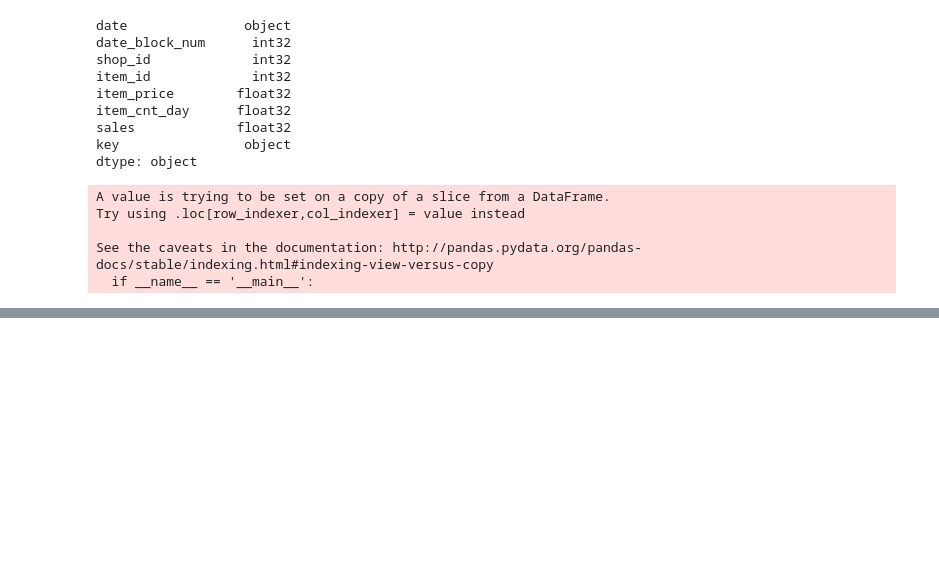
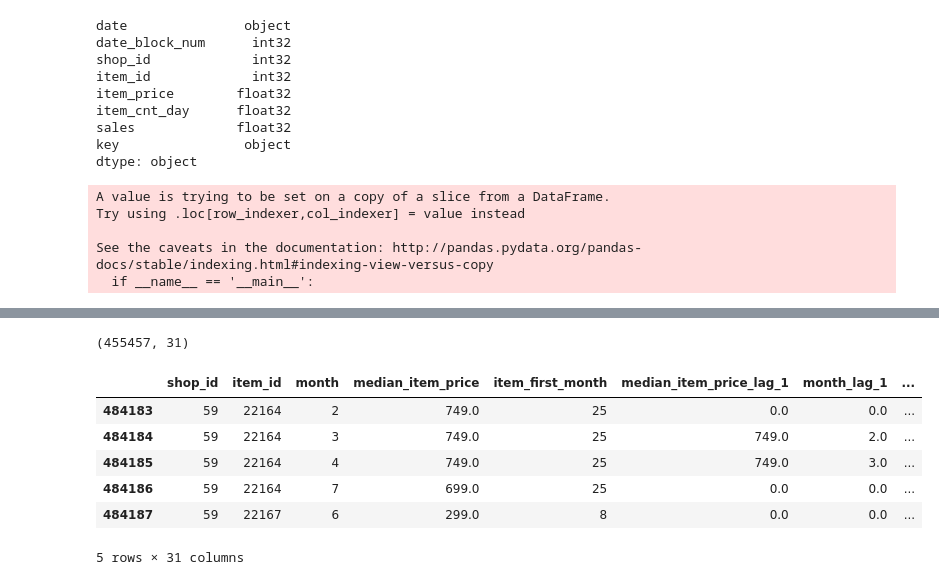
Before and after one commit to meetshah31094/Kaggle_Predict_Future_Sales, a Jupyter notebook: Predict_sales.ipynb, the cells around one changed output, grey strips where cells are left out. Cells and saved outputs as stored; diff of their text form; code cells hidden in the pictures; blank space fills up the shorter version.

```diff
--- a/Predict_sales.ipynb
+++ b/Predict_sales.ipynb
@@ -328,4 +353,4 @@ Try using .loc[row_indexer,col_indexer] = value instead
 See the caveats in the documentation: http://pandas.pydata.org/pandas-docs/stable/indexing.html#indexing-view-versus-copy
   if __name__ == '__main__':
 # %%
-agg_train=train_data_subset.groupby(['shop_id','item_id','date_block_num','month','year'],as_index=False).agg({'item_cnt_day':{'target':'sum','trips':'size'}})
+agg_train=train_data_subset.groupby(['shop_id','item_id','date_block_num','month'],as_index=False).agg({'item_cnt_day':{'target':'sum','trips':'size'}})
@@ -475,0 +582,14 @@ lgb.plot_importance(model,figsize=(10,10));
+# %%
+x_train.shape
+# %% [output]
+(455457, 31)
+# %%
+x_train.tail()
+# %% [output]
+|  | shop_id | item_id | month | median_item_price | item_first_month | median_item_price_lag_1 | month_lag_1 | ... |
+| 484183 | 59 | 22164 | 2 | 749.0 | 25 | 0.0 | 0.0 | ... |
+| 484184 | 59 | 22164 | 3 | 749.0 | 25 | 749.0 | 2.0 | ... |
+| 484185 | 59 | 22164 | 4 | 749.0 | 25 | 749.0 | 3.0 | ... |
+| 484186 | 59 | 22164 | 7 | 699.0 | 25 | 0.0 | 0.0 | ... |
+| 484187 | 59 | 22167 | 6 | 299.0 | 8 | 0.0 | 0.0 | ... |
+5 rows × 31 columns
```
Also changed, not shown: parts of 51 cells of this notebook, 8 other files.
